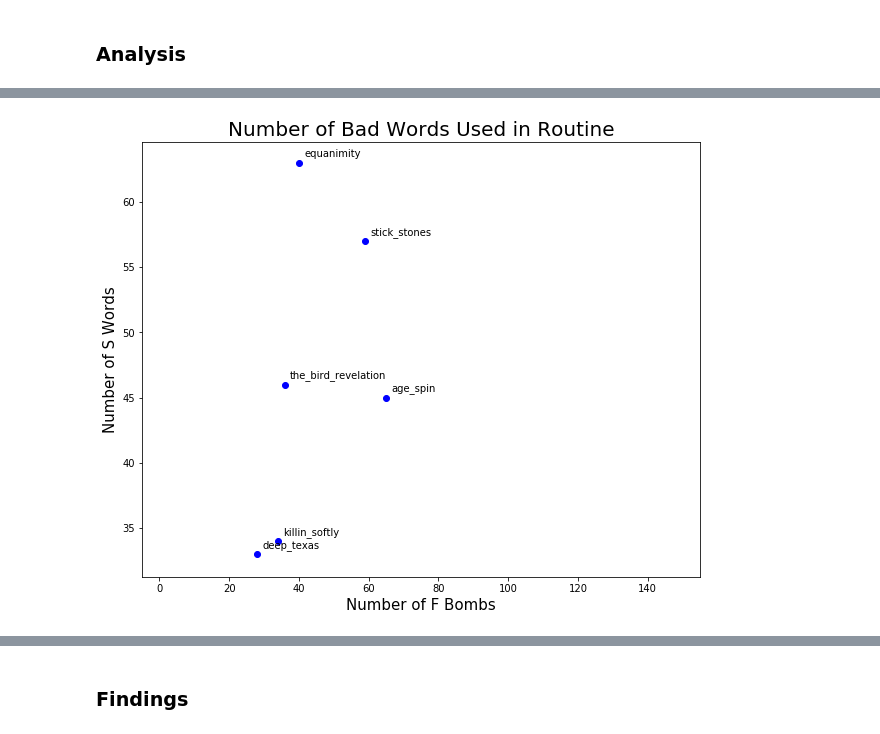
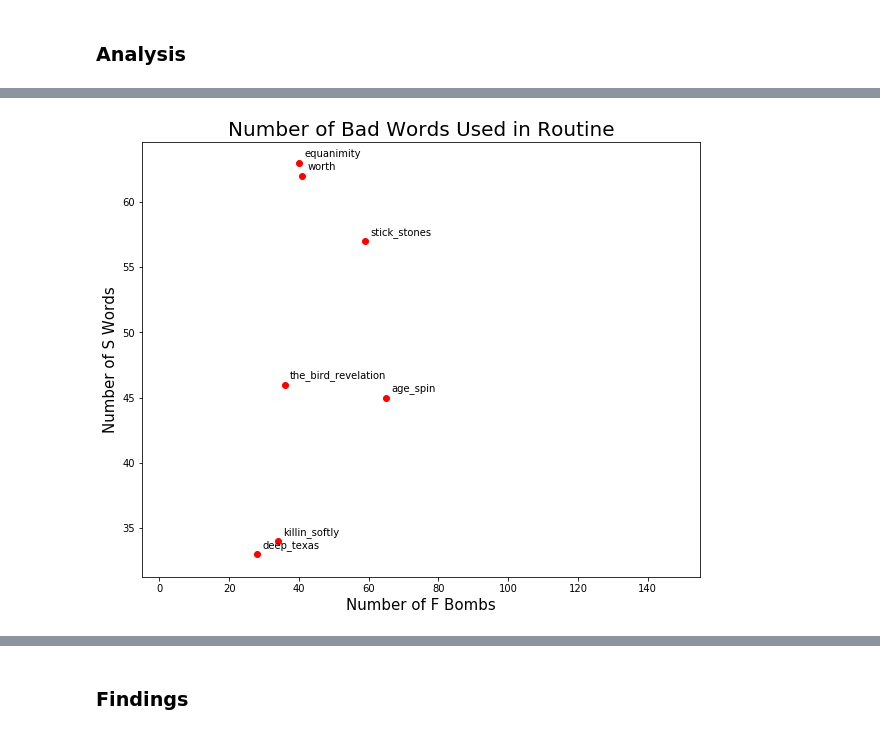
Before and after one commit to KwasiArhin/chappelle_comedy-, a Jupyter notebook: 2-Exploratory-Data-Analysis.ipynb, the cells around one changed output, grey strips where cells are left out. Cells and saved outputs as stored; diff of their text form; code cells hidden in the pictures.

```diff
--- a/2-Exploratory-Data-Analysis.ipynb
+++ b/2-Exploratory-Data-Analysis.ipynb
@@ -216,9 +214,10 @@ full_names = [
     "equanimity",
     "killin_softly",
     "deep_texas",
+    "worth",
 ]
-# Create subplots for each comedian
-for index, comedian in enumerate(data.columns):
+# Create subplots for each special
+for index, special in enumerate(data.columns):
     wc.generate(data_clean.transcript[comedian])
 
     plt.subplot(3, 4, index + 1)
@@ -241,17 +241,17 @@ plt.show()
 # %% [markdown]
 ### Analysis
 # %%
-# Find the number of unique words that each comedian uses
+# Find the number of unique words in each special
 
 # Identify the non-zero items in the document-term matrix, meaning that the word occurs at least once
 unique_list = []
-for comedian in data.columns:
-    uniques = data[comedian].nonzero()[0].size
+for special in data.columns:
+    uniques = data[special].nonzero()[0].size
     unique_list.append(uniques)
 
 # Create a new dataframe that contains this unique word count
 data_words = pd.DataFrame(
-    list(zip(full_names, unique_list)), columns=["comedian", "unique_words"]
+    list(zip(full_names, unique_list)), columns=["special", "unique_words"]
 )
 data_unique_sort = data_words.sort_values(by="unique_words")
 data_unique_sort
@@ -269,12 +270,12 @@ data_unique_sort
 
 # Find the total number of words that a comedian uses
 total_list = []
-for comedian in data.columns:
+for special in data.columns:
     totals = sum(data[comedian])
     total_list.append(totals)
 
 # Comedy special run times from IMDB, in minutes
-run_times = [67, 65, 49, 60, 57, 66]
+run_times = [67, 65, 49, 60, 57, 66, 60]
 
 # Let's add some columns to our dataframe
 data_words["total_words"] = total_list
@@ -355,10 +353,15 @@ Counter(words).most_common()
 [interactive output not drawn]
 # %%
 # Let's isolate just these bad words
-data_bad_words = data.transpose()[["fucking", "fuck", "shit"]]
+data_bad_words = data.transpose()[["fucking", "fuck", "shit", "motherfucker"]]
 data_profanity = pd.concat(
-    [data_bad_words.fucking + data_bad_words.fuck, data_bad_words.shit], axis=1
+    [
+        data_bad_words.fucking + data_bad_words.fuck,
+        data_bad_words.shit,
+        data_bad_words.motherfucker,
+    ],
+    axis=1,
 )
-data_profanity.columns = ["f_word", "s_word"]
+data_profanity.columns = ["f_word", "s_word", "mf"]
 data_profanity
 # %% [output]
@@ -373,19 +377,19 @@ data_profanity
 # %%
 # Let's create a scatter plot of our findings
 plt.rcParams["figure.figsize"] = [10, 8]
 
-for i, comedian in enumerate(data_profanity.index):
-    x = data_profanity.f_word.loc[comedian]
-    y = data_profanity.s_word.loc[comedian]
-    plt.scatter(x, y, color="blue")
+for i, special in enumerate(data_profanity.index):
+    x = data_profanity.f_word.loc[special]
+    y = data_profanity.s_word.loc[special]
+    plt.scatter(x, y, color="red")
     plt.text(x + 1.5, y + 0.5, full_names[i], fontsize=10)
     plt.xlim(-5, 155)
 
 plt.title("Number of Bad Words Used in Routine", fontsize=20)
 plt.xlabel("Number of F Bombs", fontsize=15)
 plt.ylabel("Number of S Words", fontsize=15)
 
 plt.show()
 # %% [output]
-[figure, old version]
+[figure, new version]
 [interactive output not drawn]
```
Also changed, not shown: parts of 28 cells of this notebook, 4 other files.
